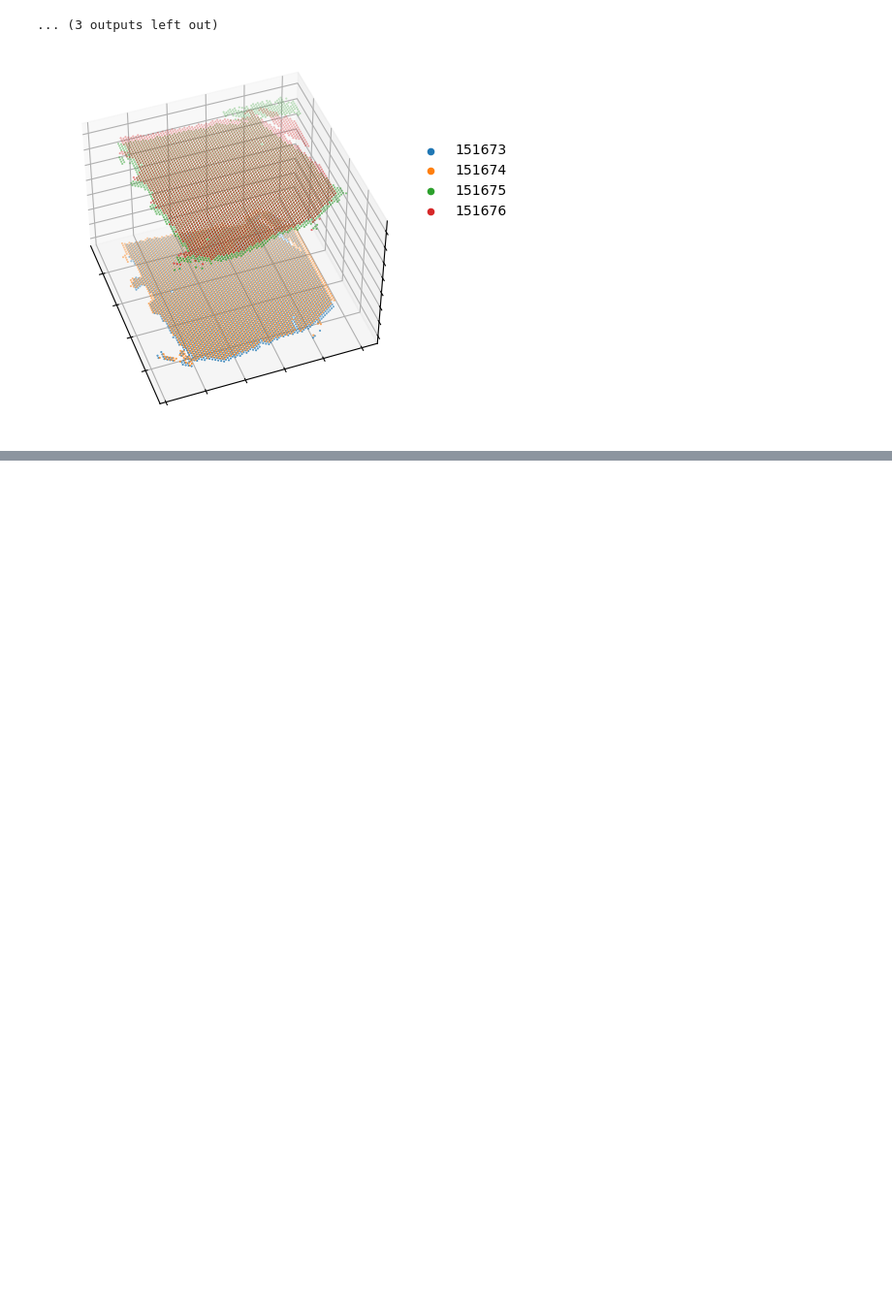
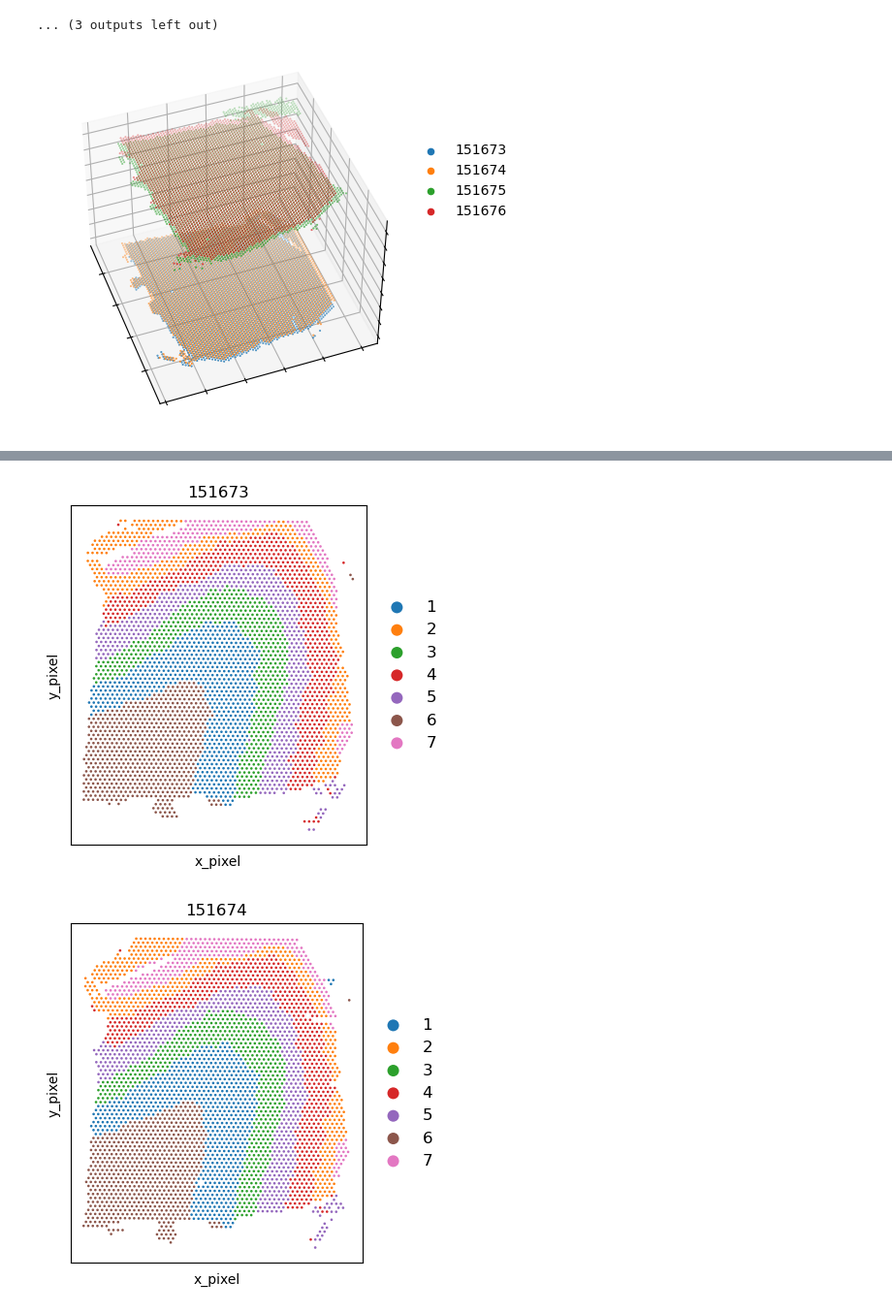
Before and after one commit to RuiGaolab/stGCL_Turorials, a Jupyter notebook: source/Tutorial 7_Vertical integration.ipynb, the cells around one changed output, grey strips where cells are left out. Shown at 97% size. Saved outputs shown, nothing was run; the diff lists cells and outputs as text; code cells hidden in the pictures; blank space fills up the shorter version.

```diff
--- a/source/Tutorial 7_Vertical integration.ipynb
+++ b/source/Tutorial 7_Vertical integration.ipynb
@@ -177,0 +180,11 @@ overall Adjusted rand index = 0.60
+# %%
+for id in dataset:
+    used_adata = adata_all[adata_all.obs['dataset_batch']==id,]
+    ax = sc.pl.scatter(used_adata, alpha=1, x="x_pixel", y="y_pixel", color="mclust",  legend_fontsize=12, show=False,title=id,
+                           size=50000 / adata.shape[0])
+    ax.set_aspect('equal', 'box')
+    ax.set_xticks([])
+    ax.set_yticks([])
+# %% [output]
+[figure, added]
+[figure, added]
```
Also changed, not shown: parts of 8 cells of this notebook, 7 other files.
